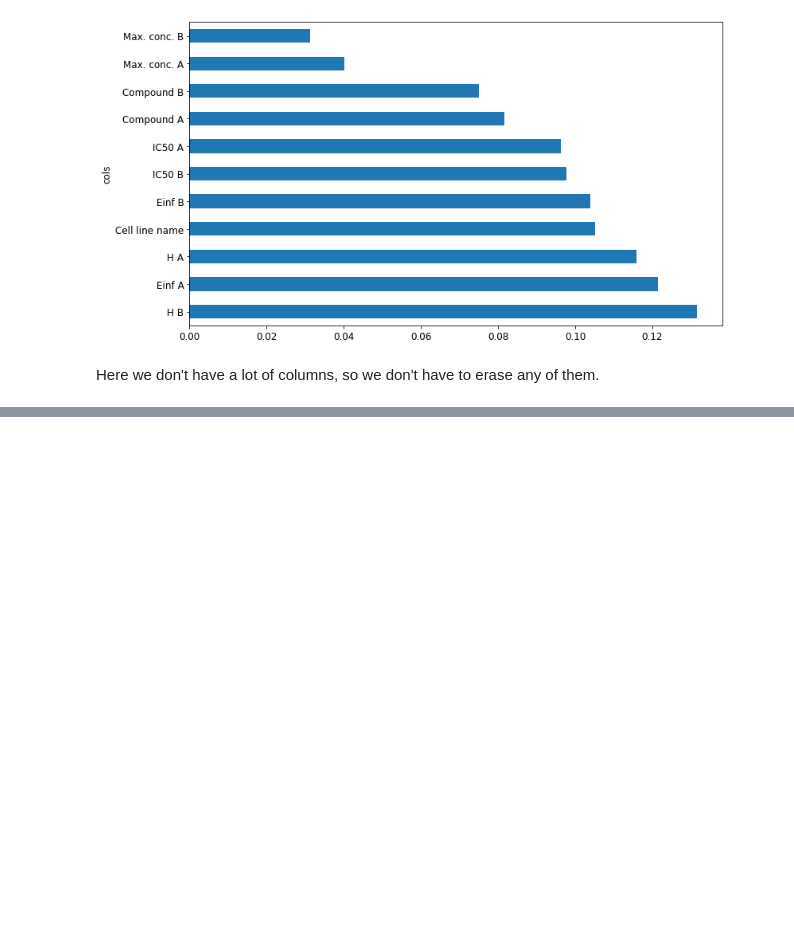
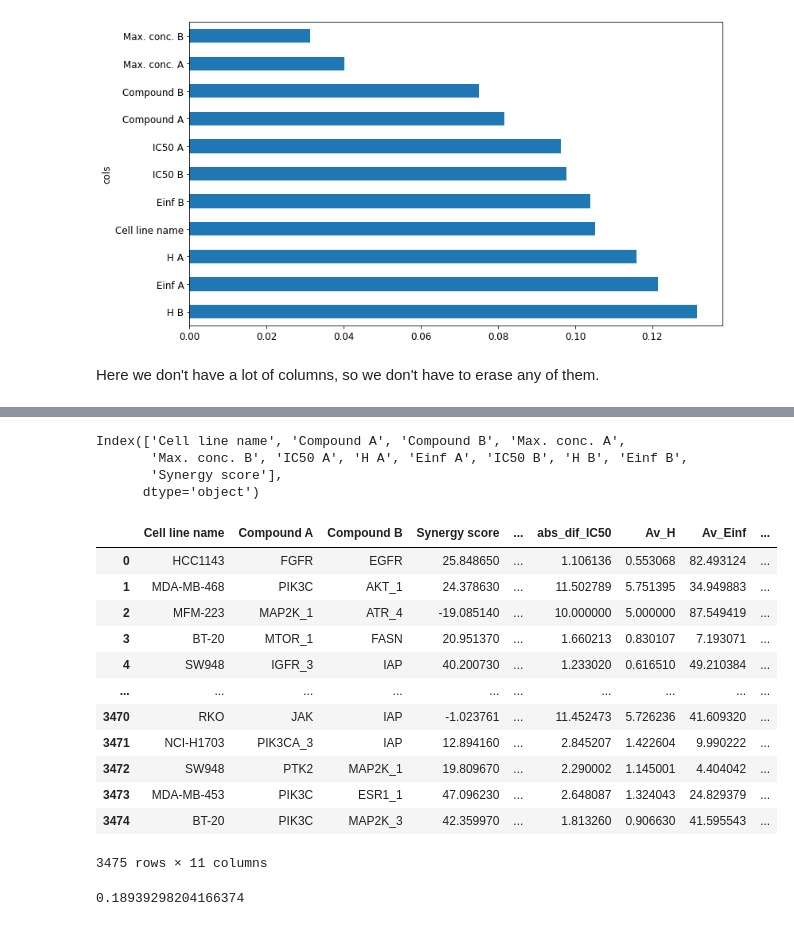
Before and after one commit to edmanft/cat_drug_synergy, a Jupyter notebook: Word_embeddings_colaboratory.ipynb, the cells around one changed output, grey strips where cells are left out. Drawn from its saved outputs; the diff is of its cells as text; code cells hidden in the pictures; blank space fills up the shorter version.

```diff
--- a/Word_embeddings_colaboratory.ipynb
+++ b/Word_embeddings_colaboratory.ipynb
@@ -1092,0 +1099,44 @@ to erase any of them.
+# %%
+df_nocomb.columns
+# %% [output]
+Index(['Cell line name', 'Compound A', 'Compound B', 'Max. conc. A',
+       'Max. conc. B', 'IC50 A', 'H A', 'Einf A', 'IC50 B', 'H B', 'Einf B',
+       'Synergy score'],
+      dtype='object')
+# %%
+df_new_f = pd.DataFrame()
+df_new_f[['Cell line name',
+          'Compound A', 'Compound B',
+          'Synergy score']] = df_nocomb[['Cell line name', 'Compound A',
+                     'Compound B', 'Synergy score']]
+df_new_f["Av_max_conc"] =  (df_nocomb['Max. conc. A'] + df_nocomb['Max. conc. B']) / 2
+
+df_new_f["abs_dif_max_conc"] =  np.abs(df_nocomb['Max. conc. A'] - df_nocomb['Max. conc. B'])
+
+df_new_f["Av_IC50"] =  (df_nocomb['IC50 A'] + df_nocomb['IC50 B']) / 2
+
+df_new_f["abs_dif_IC50"] =  np.abs(df_nocomb['IC50 A'] - df_nocomb['IC50 B'])
+
+df_new_f["Av_H"] =  (df_nocomb['H A'] + df_nocomb['H B']) / 2
+
+df_new_f["abs_dif_IC50"] =  np.abs(df_nocomb['H A'] + df_nocomb['H B'])
+
+df_new_f["Av_Einf"] =  (df_nocomb['Einf A'] + df_nocomb['Einf B']) / 2
+
+df_new_f["abs_dif_Einf"] =  np.abs(df_nocomb['Einf A'] + df_nocomb['Einf B'])
+
+df_new_f
+# %% [output]
+|  | Cell line name | Compound A | Compound B | Synergy score | ... | abs_dif_IC50 | Av_H | Av_Einf | ... |
+| 0 | HCC1143 | FGFR | EGFR | 25.848650 | ... | 1.106136 | 0.553068 | 82.493124 | ... |
+| 1 | MDA-MB-468 | PIK3C | AKT_1 | 24.378630 | ... | 11.502789 | 5.751395 | 34.949883 | ... |
+| 2 | MFM-223 | MAP2K_1 | ATR_4 | -19.085140 | ... | 10.000000 | 5.000000 | 87.549419 | ... |
+| 3 | BT-20 | MTOR_1 | FASN | 20.951370 | ... | 1.660213 | 0.830107 | 7.193071 | ... |
+| 4 | SW948 | IGFR_3 | IAP | 40.200730 | ... | 1.233020 | 0.616510 | 49.210384 | ... |
+| ... | ... | ... | ... | ... | ... | ... | ... | ... | ... |
+| 3470 | RKO | JAK | IAP | -1.023761 | ... | 11.452473 | 5.726236 | 41.609320 | ... |
+| 3471 | NCI-H1703 | PIK3CA_3 | IAP | 12.894160 | ... | 2.845207 | 1.422604 | 9.990222 | ... |
+| 3472 | SW948 | PTK2 | MAP2K_1 | 19.809670 | ... | 2.290002 | 1.145001 | 4.404042 | ... |
+| 3473 | MDA-MB-453 | PIK3C | ESR1_1 | 47.096230 | ... | 2.648087 | 1.324043 | 24.829379 | ... |
+| 3474 | BT-20 | PIK3C | MAP2K_3 | 42.359970 | ... | 1.813260 | 0.906630 | 41.595543 | ... |
+3475 rows × 11 columns
@@ -1092,0 +1149,8 @@ to erase any of them.
+# %%
+"Random Forest"
+m_rf = rf(xs_new_f, y_new_f, n_estimators=100, max_samples=500,
+       max_features=0.7, min_samples_leaf=1 , random_state = 42);
+y_pred_rf_new_f = m_rf.predict(valid_xs_new_f)
+wpc_score(test_df, y_pred_rf_new_f)
+# %% [output]
+0.18939298204166374
```
Also changed, not shown: parts of 4 cells of this notebook.
